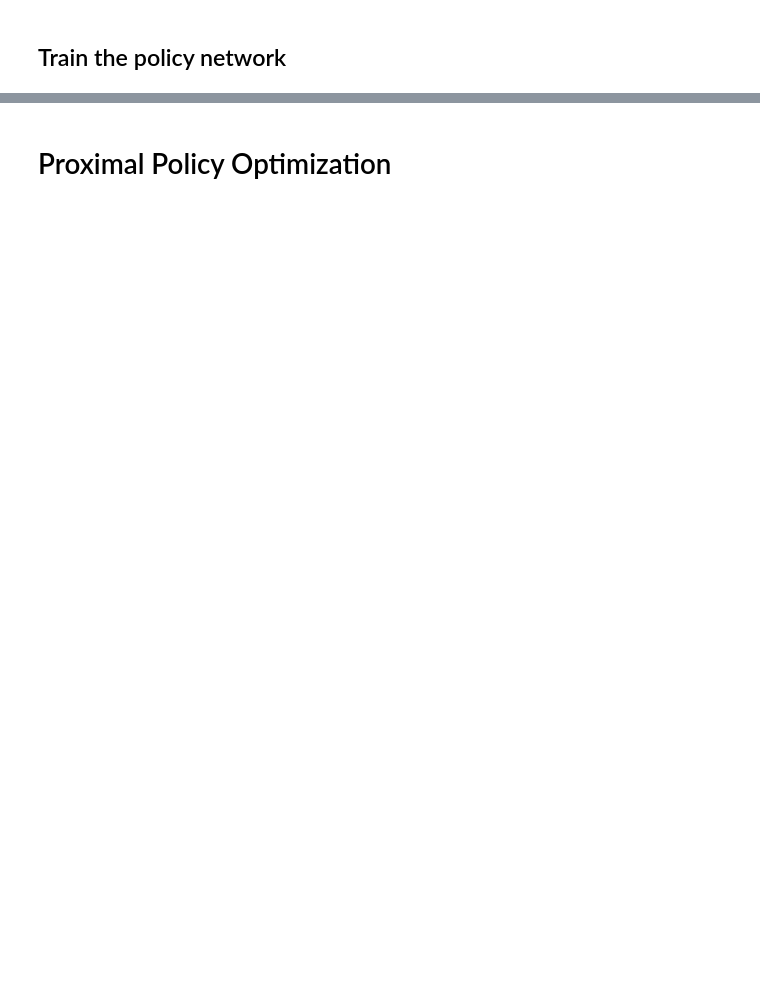
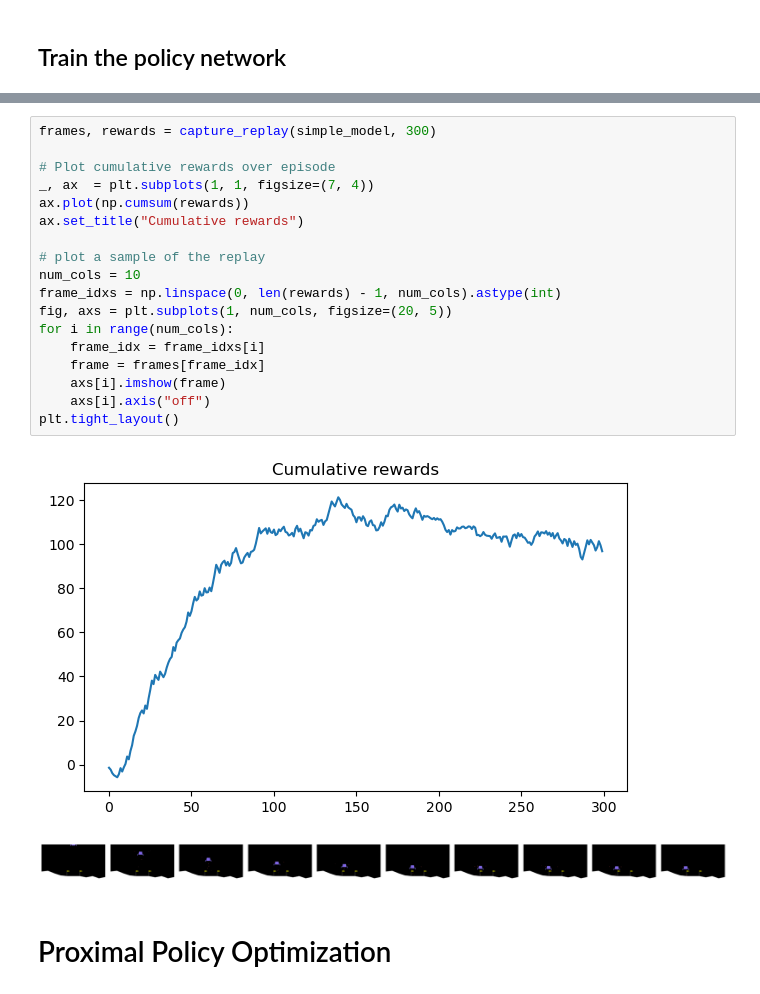
Before and after one commit to libertininick/r2seedo, a Jupyter notebook: notebooks/lunar_lander.ipynb, the cells around one changed output, grey strips where cells are left out. Drawn from its saved outputs; the diff is of its cells as text; blank space fills up the shorter version.

```diff
--- a/notebooks/lunar_lander.ipynb
+++ b/notebooks/lunar_lander.ipynb
@@ -496,2 +656,23 @@ Epoch    999:    75  27.2
+# %%
+frames, rewards = capture_replay(simple_model, 300)
+
+# Plot cumulative rewards over episode
+_, ax  = plt.subplots(1, 1, figsize=(7, 4))
+ax.plot(np.cumsum(rewards))
+ax.set_title("Cumulative rewards")
+
+# plot a sample of the replay
+num_cols = 10
+frame_idxs = np.linspace(0, len(rewards) - 1, num_cols).astype(int)
+fig, axs = plt.subplots(1, num_cols, figsize=(20, 5))
+for i in range(num_cols):
+    frame_idx = frame_idxs[i]
+    frame = frames[frame_idx]
+    axs[i].imshow(frame)
+    axs[i].axis("off")
+plt.tight_layout()
+# %% [output]
+[figure, added]
+[figure, added]
 # %% [markdown]
 #  Proximal Policy Optimization
```
Also changed, not shown: parts of 17 cells of this notebook.
